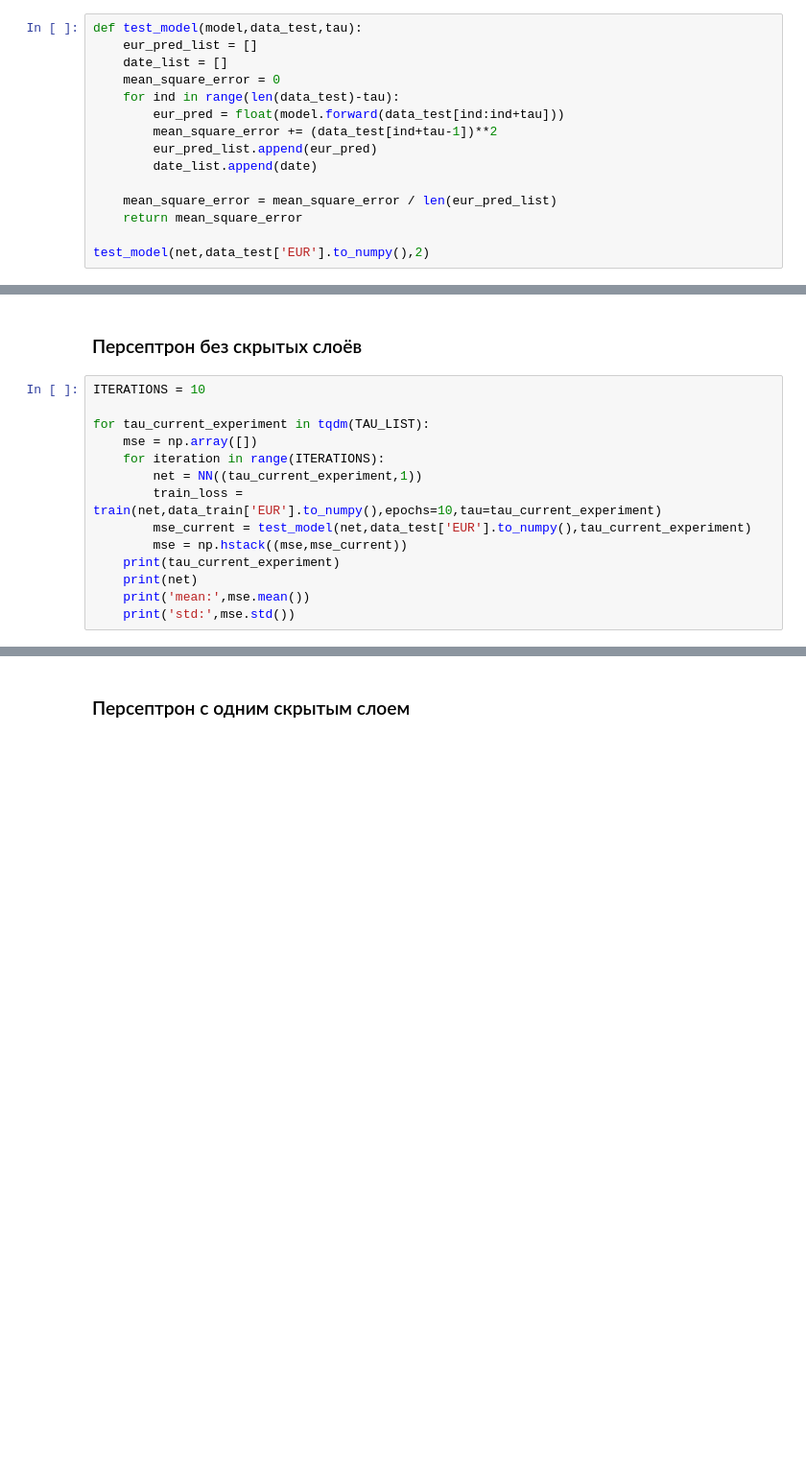
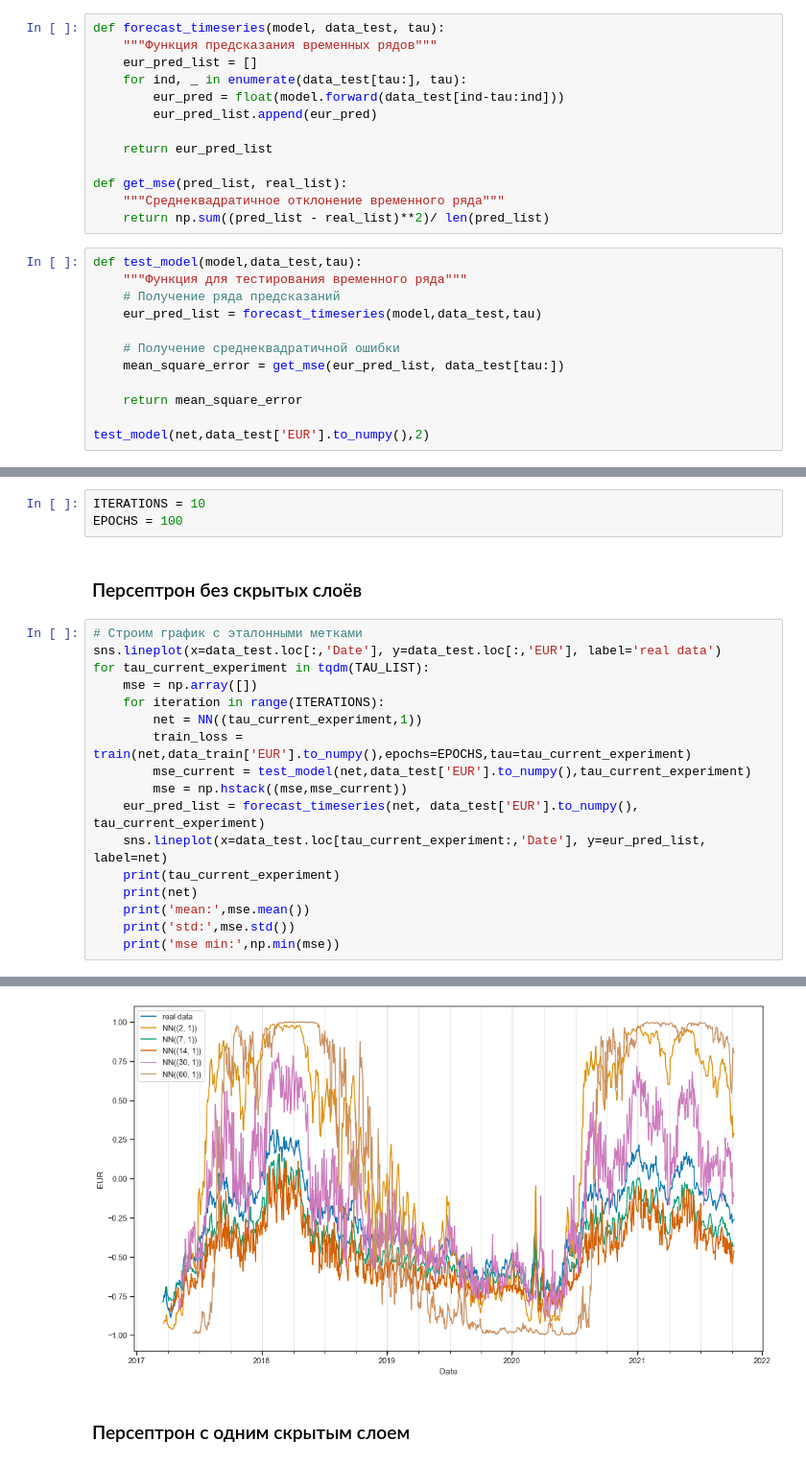
Before and after one commit to RelaxingCoyote/neural_networks, a Jupyter notebook: lb 1 dollar to euro forecasting/dollar_to_euro.ipynb, the cells around one changed output, grey strips where cells are left out. Shown at 96% size. Saved outputs shown, nothing was run; the diff lists cells and outputs as text; blank space fills up the shorter version.

```diff
--- a/lb 1 dollar to euro forecasting/dollar_to_euro.ipynb
+++ b/lb 1 dollar to euro forecasting/dollar_to_euro.ipynb
@@ -307,17 +400,27 @@ sns.lineplot(x=date_list,y=eur_pred_list)
 # %% [markdown]
 ## Исследование влияния гиперпараметров на точность прогноза
+# %%
+def forecast_timeseries(model, data_test, tau):
+    """Функция предсказания временных рядов"""
+    eur_pred_list = []
+    for ind, _ in enumerate(data_test[tau:], tau):
+        eur_pred = float(model.forward(data_test[ind-tau:ind]))
+        eur_pred_list.append(eur_pred)
+
+    return eur_pred_list
+
+def get_mse(pred_list, real_list):
+    """Среднеквадратичное отклонение временного ряда"""
+    return np.sum((pred_list - real_list)**2)/ len(pred_list)
 # %%
 def test_model(model,data_test,tau):
-    eur_pred_list = []
-    date_list = []
-    mean_square_error = 0
-    for ind in range(len(data_test)-tau):
-        eur_pred = float(model.forward(data_test[ind:ind+tau]))
-        mean_square_error += (data_test[ind+tau-1])**2
-        eur_pred_list.append(eur_pred)
-        date_list.append(date)
+    """Функция для тестирования временного ряда"""
+    # Получение ряда предсказаний
+    eur_pred_list = forecast_timeseries(model,data_test,tau)
 
-    mean_square_error = mean_square_error / len(eur_pred_list)
+    # Получение среднеквадратичной ошибки
+    mean_square_error = get_mse(eur_pred_list, data_test[tau:])
+
     return mean_square_error
 
 test_model(net,data_test['EUR'].to_numpy(),2)
@@ -326,19 +429,25 @@ test_model(net,data_test['EUR'].to_numpy(),2)
+# %%
+ITERATIONS = 10
+EPOCHS = 100
 # %% [markdown]
 ### Персептрон без скрытых слоёв
 # %%
-ITERATIONS = 10
-
+# Строим график с эталонными метками
+sns.lineplot(x=data_test.loc[:,'Date'], y=data_test.loc[:,'EUR'], label='real data')
 for tau_current_experiment in tqdm(TAU_LIST):
     mse = np.array([])
     for iteration in range(ITERATIONS):
         net = NN((tau_current_experiment,1))
-        train_loss = train(net,data_train['EUR'].to_numpy(),epochs=10,tau=tau_current_experiment)
+        train_loss = train(net,data_train['EUR'].to_numpy(),epochs=EPOCHS,tau=tau_current_experiment)
         mse_current = test_model(net,data_test['EUR'].to_numpy(),tau_current_experiment)
         mse = np.hstack((mse,mse_current))
+    eur_pred_list = forecast_timeseries(net, data_test['EUR'].to_numpy(), tau_current_experiment)
+    sns.lineplot(x=data_test.loc[tau_current_experiment:,'Date'], y=eur_pred_list, label=net)
     print(tau_current_experiment)
     print(net)
     print('mean:',mse.mean())
     print('std:',mse.std())
+    print('mse min:',np.min(mse))
 # %% [output]
 2
 NN((2, 1))
@@ -367,2 +477,3 @@ std: 0.0
+[figure, added]
 # %% [markdown]
 ### Персептрон с одним скрытым слоем
```
Also changed, not shown: parts of 31 cells of this notebook.
